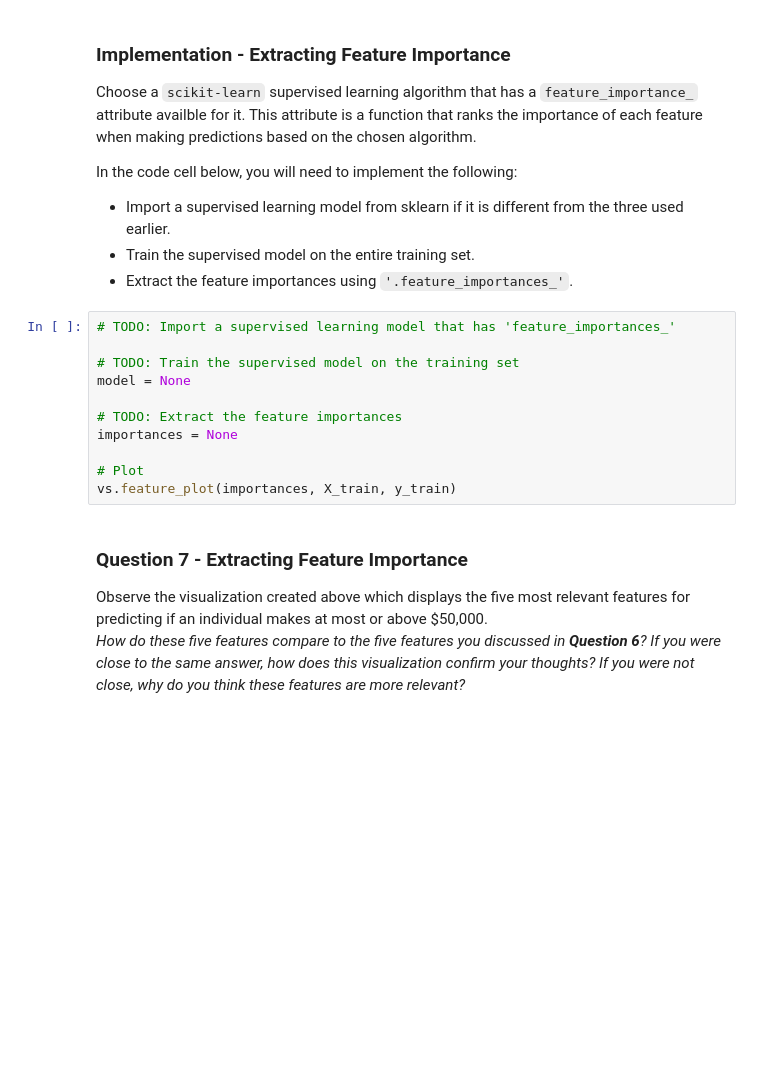
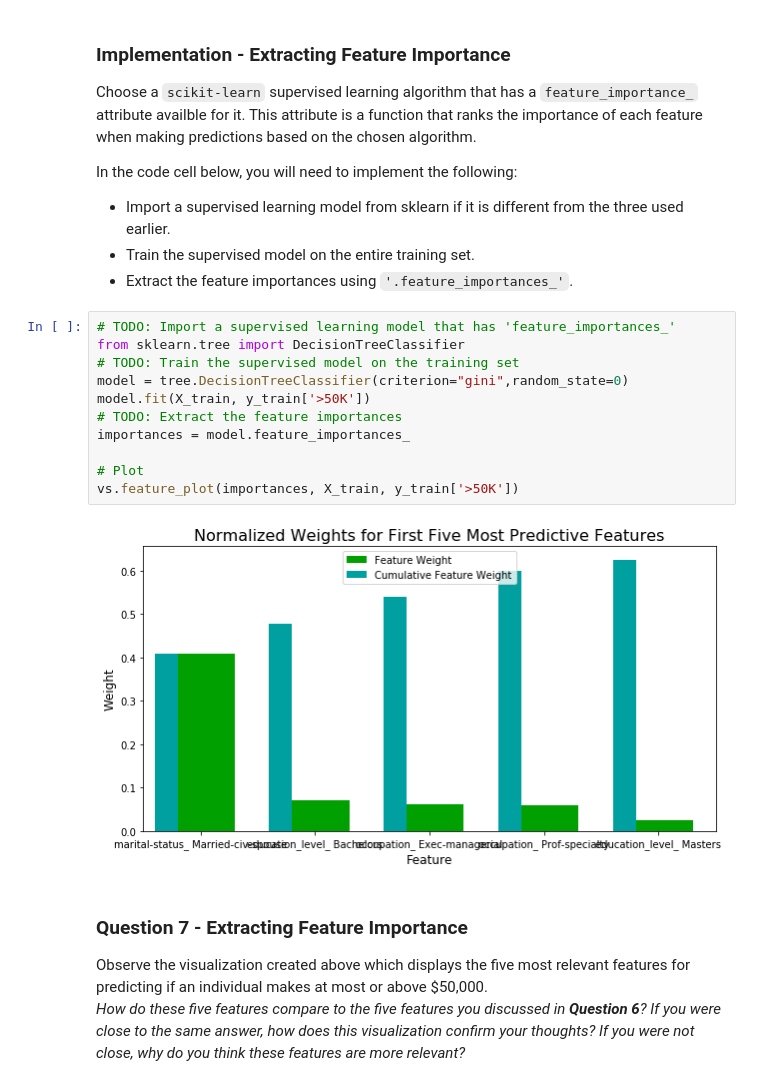
Before and after one commit to DawnMKing/CompletedMachineLearningProjects, a Jupyter notebook: finding_donors/finding_donors.ipynb, the cells around one changed output. Saved outputs shown, nothing was run; the diff lists cells and outputs as text; blank space fills up the shorter version.

```diff
--- a/finding_donors/finding_donors.ipynb
+++ b/finding_donors/finding_donors.ipynb
@@ -439,15 +542,17 @@ In the code cell below, you will need to implement the following:
  - Extract the feature importances using `'.feature_importances_'`.
 # %%
 # TODO: Import a supervised learning model that has 'feature_importances_'
-
+from sklearn.tree import DecisionTreeClassifier
 # TODO: Train the supervised model on the training set
-model = None
-
+model = tree.DecisionTreeClassifier(criterion="gini",random_state=0)
+model.fit(X_train, y_train['>50K'])
 # TODO: Extract the feature importances
-importances = None
+importances = model.feature_importances_
 
 # Plot
-vs.feature_plot(importances, X_train, y_train)
+vs.feature_plot(importances, X_train, y_train['>50K'])
+# %% [output]
+[figure, added]
 # %% [markdown]
 ### Question 7 - Extracting Feature Importance
 
```
Also changed, not shown: parts of 26 cells of this notebook, 2 other files.
